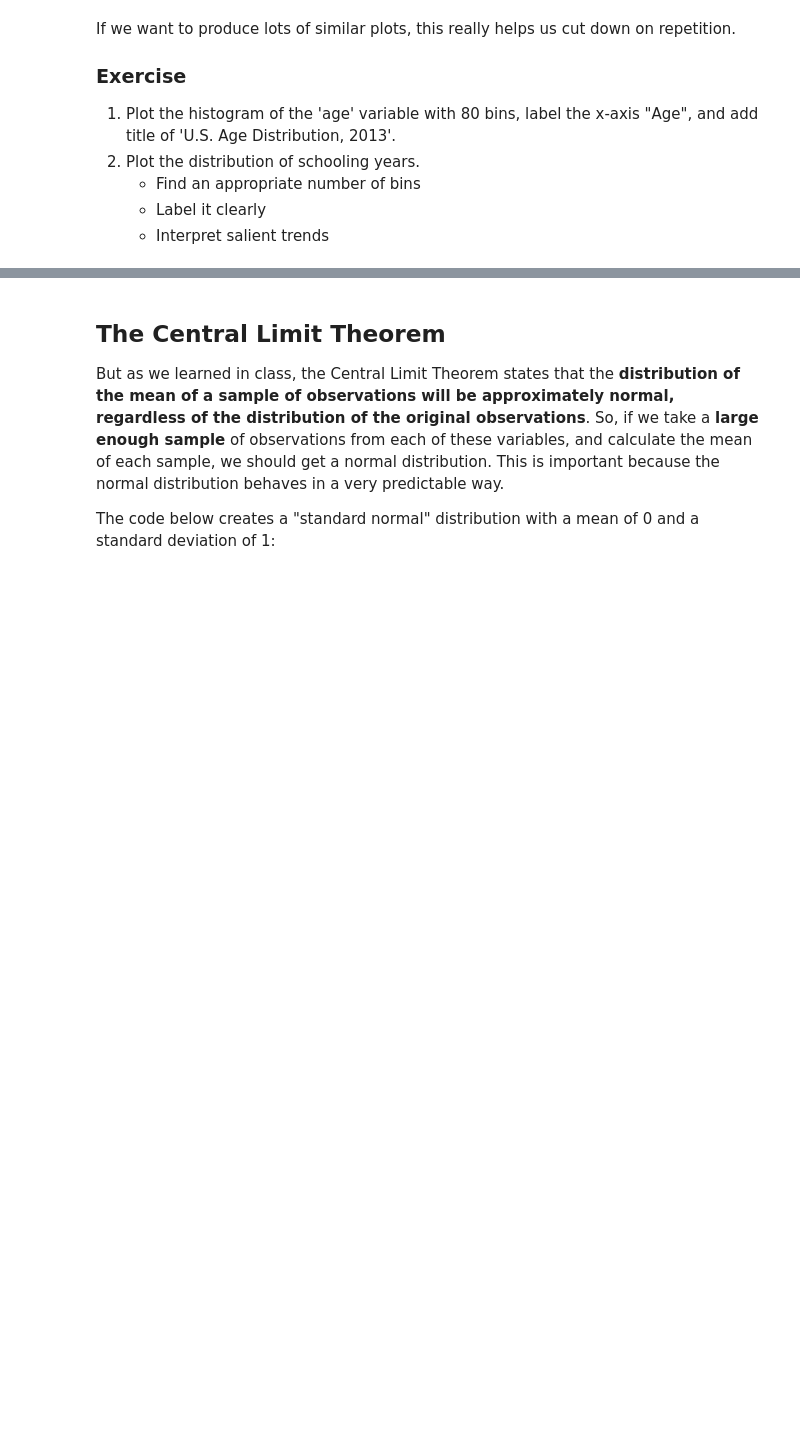
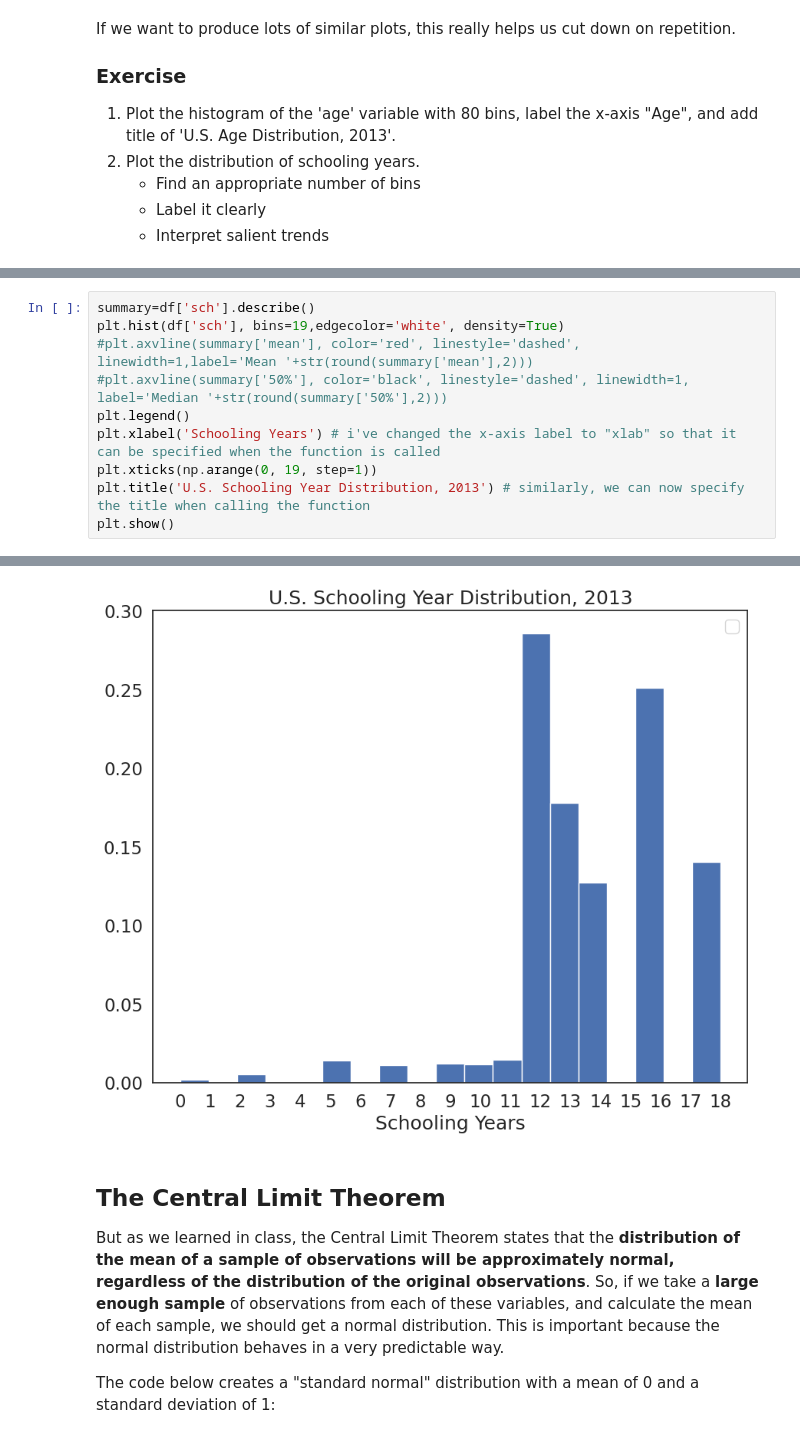
Before and after one commit to kjungwoo5/QM2, a Jupyter notebook: notebooks/W05. Distributions and Basic Statistics.ipynb, the cells around one changed output, grey strips where cells are left out. Cells and saved outputs as stored; diff of their text form; blank space fills up the shorter version.

```diff
--- a/notebooks/W05. Distributions and Basic Statistics.ipynb
+++ b/notebooks/W05. Distributions and Basic Statistics.ipynb
@@ -317,0 +351,11 @@ If we want to produce lots of similar plots, this really helps us cut down on re
+# %%
+summary=df['sch'].describe()
+plt.hist(df['sch'], bins=19,edgecolor='white', density=True)
+#plt.axvline(summary['mean'], color='red', linestyle='dashed', linewidth=1,label='Mean '+str(round(summary['mean'],2)))
+#plt.axvline(summary['50%'], color='black', linestyle='dashed', linewidth=1, label='Median '+str(round(summary['50%'],2)))
+plt.legend()
+plt.xlabel('Schooling Years') # i've changed the x-axis label to "xlab" so that it can be specified when the function is called
+plt.xticks(np.arange(0, 19, step=1))
+plt.title('U.S. Schooling Year Distribution, 2013') # similarly, we can now specify the title when calling the function
+plt.show()
+# %% [output]
@@ -318,3 +363,4 @@ If we want to produce lots of similar plots, this really helps us cut down on re
+[figure, added]
 # %% [markdown]
 ## The Central Limit Theorem
 
```
Also changed, not shown: parts of 29 cells of this notebook.
